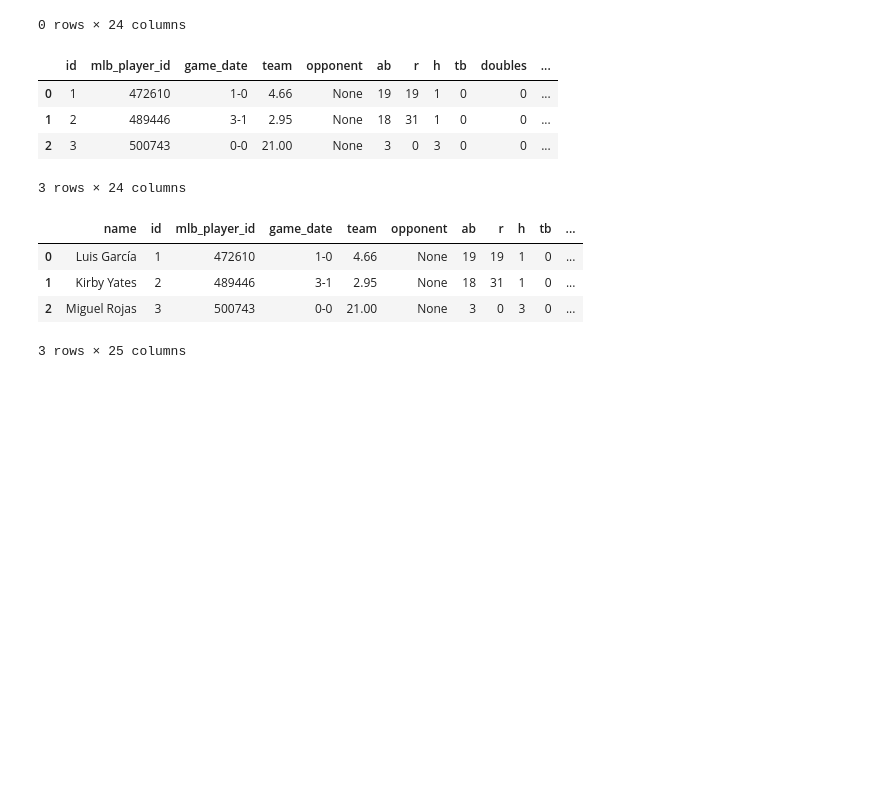
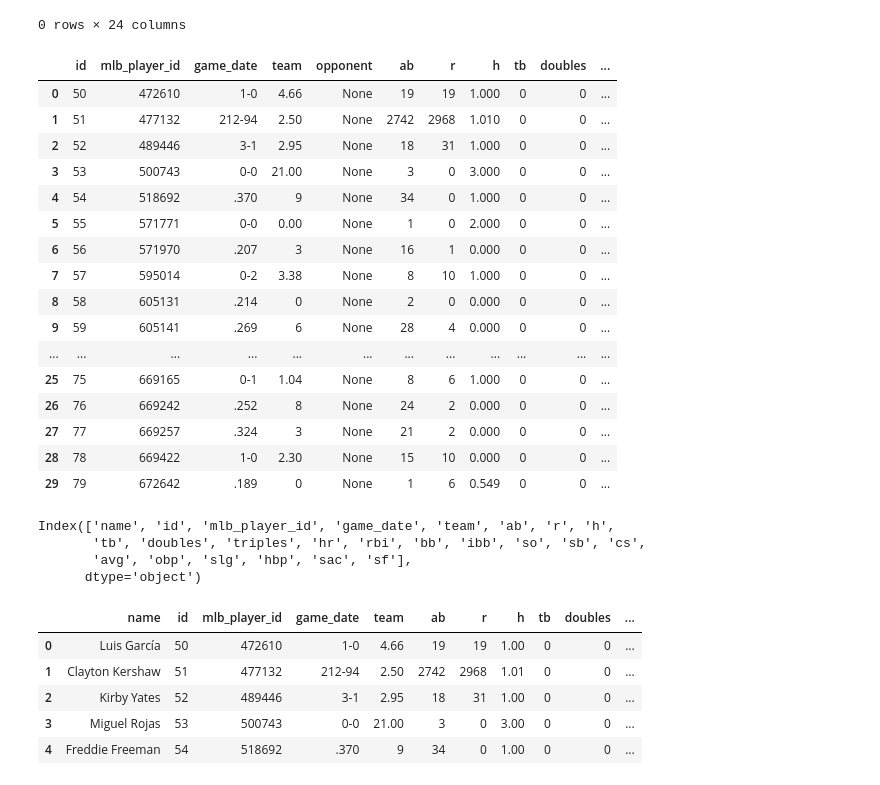
Before and after one commit to laniel123/MLB_Injury_Report, a Jupyter notebook: notebooks /dodgers_db.ipynb, the cells around one changed output. Cells and saved outputs as stored; diff of their text form; code cells hidden in the pictures; blank space fills up the shorter version.

```diff
--- a/notebooks /dodgers_db.ipynb
+++ b/notebooks /dodgers_db.ipynb
@@ -26,6 +26,8 @@ with sqlite3.connect(db_path) as conn:
 
     # Load the 'injuries' table
     idf = pd.read_sql_query('SELECT * FROM injuries', conn)
+
+pd.set_option('display.max_columns', None)
 # %%
 tables = pd.read_sql_query("SELECT name FROM sqlite_master WHERE type='table';", conn)
 print(tables)
@@ -397,20 +399,44 @@ game_logs.head(5)
 |  | id | mlb_player_id | game_date | team | opponent | ab | r | h | tb | doubles | ... |
 0 rows × 24 columns
 # %%
-pd.read_sql_query("SELECT * FROM game_logs", conn)
+test = pd.read_sql_query("SELECT * FROM game_logs", conn)
+
+test.head(30)
 # %% [output]
 |  | id | mlb_player_id | game_date | team | opponent | ab | r | h | tb | doubles | ... |
-| 0 | 1 | 472610 | 1-0 | 4.66 | None | 19 | 19 | 1 | 0 | 0 | ... |
-| 1 | 2 | 489446 | 3-1 | 2.95 | None | 18 | 31 | 1 | 0 | 0 | ... |
-| 2 | 3 | 500743 | 0-0 | 21.00 | None | 3 | 0 | 3 | 0 | 0 | ... |
+| 0 | 50 | 472610 | 1-0 | 4.66 | None | 19 | 19 | 1.000 | 0 | 0 | ... |
+| 1 | 51 | 477132 | 212-94 | 2.50 | None | 2742 | 2968 | 1.010 | 0 | 0 | ... |
+| 2 | 52 | 489446 | 3-1 | 2.95 | None | 18 | 31 | 1.000 | 0 | 0 | ... |
+| 3 | 53 | 500743 | 0-0 | 21.00 | None | 3 | 0 | 3.000 | 0 | 0 | ... |
+| 4 | 54 | 518692 | .370 | 9 | None | 34 | 0 | 1.000 | 0 | 0 | ... |
+| 5 | 55 | 571771 | 0-0 | 0.00 | None | 1 | 0 | 2.000 | 0 | 0 | ... |
+| 6 | 56 | 571970 | .207 | 3 | None | 16 | 1 | 0.000 | 0 | 0 | ... |
+| 7 | 57 | 595014 | 0-2 | 3.38 | None | 8 | 10 | 1.000 | 0 | 0 | ... |
+| 8 | 58 | 605131 | .214 | 0 | None | 2 | 0 | 0.000 | 0 | 0 | ... |
+| 9 | 59 | 605141 | .269 | 6 | None | 28 | 4 | 0.000 | 0 | 0 | ... |
+| ... | ... | ... | ... | ... | ... | ... | ... | ... | ... | ... | ... |
+| 25 | 75 | 669165 | 0-1 | 1.04 | None | 8 | 6 | 1.000 | 0 | 0 | ... |
+| 26 | 76 | 669242 | .252 | 8 | None | 24 | 2 | 0.000 | 0 | 0 | ... |
+| 27 | 77 | 669257 | .324 | 3 | None | 21 | 2 | 0.000 | 0 | 0 | ... |
+| 28 | 78 | 669422 | 1-0 | 2.30 | None | 15 | 10 | 0.000 | 0 | 0 | ... |
+| 29 | 79 | 672642 | .189 | 0 | None | 1 | 6 | 0.549 | 0 | 0 | ... |
-3 rows × 24 columns
 # %%
+
 player_game_logs = pd.read_sql_query("SELECT players.name, game_logs.* FROM players JOIN game_logs On players.mlb_player_id = game_logs.mlb_player_id ", conn)
+
+player_game_logs.drop("opponent", axis=1, inplace=True)
+player_game_logs.columns
+# %% [output]
+Index(['name', 'id', 'mlb_player_id', 'game_date', 'team', 'ab', 'r', 'h',
+       'tb', 'doubles', 'triples', 'hr', 'rbi', 'bb', 'ibb', 'so', 'sb', 'cs',
+       'avg', 'obp', 'slg', 'hbp', 'sac', 'sf'],
+      dtype='object')
 # %%
-player_game_logs
+player_game_logs.head(5)
 # %% [output]
-|  | name | id | mlb_player_id | game_date | team | opponent | ab | r | h | tb | ... |
-| 0 | Luis García | 1 | 472610 | 1-0 | 4.66 | None | 19 | 19 | 1 | 0 | ... |
-| 1 | Kirby Yates | 2 | 489446 | 3-1 | 2.95 | None | 18 | 31 | 1 | 0 | ... |
-| 2 | Miguel Rojas | 3 | 500743 | 0-0 | 21.00 | None | 3 | 0 | 3 | 0 | ... |
+|  | name | id | mlb_player_id | game_date | team | ab | r | h | tb | doubles | ... |
+| 0 | Luis García | 50 | 472610 | 1-0 | 4.66 | 19 | 19 | 1.00 | 0 | 0 | ... |
+| 1 | Clayton Kershaw | 51 | 477132 | 212-94 | 2.50 | 2742 | 2968 | 1.01 | 0 | 0 | ... |
+| 2 | Kirby Yates | 52 | 489446 | 3-1 | 2.95 | 18 | 31 | 1.00 | 0 | 0 | ... |
+| 3 | Miguel Rojas | 53 | 500743 | 0-0 | 21.00 | 3 | 0 | 3.00 | 0 | 0 | ... |
+| 4 | Freddie Freeman | 54 | 518692 | .370 | 9 | 34 | 0 | 1.00 | 0 | 0 | ... |
-3 rows × 25 columns
```
Also changed, not shown: 5 other files.
